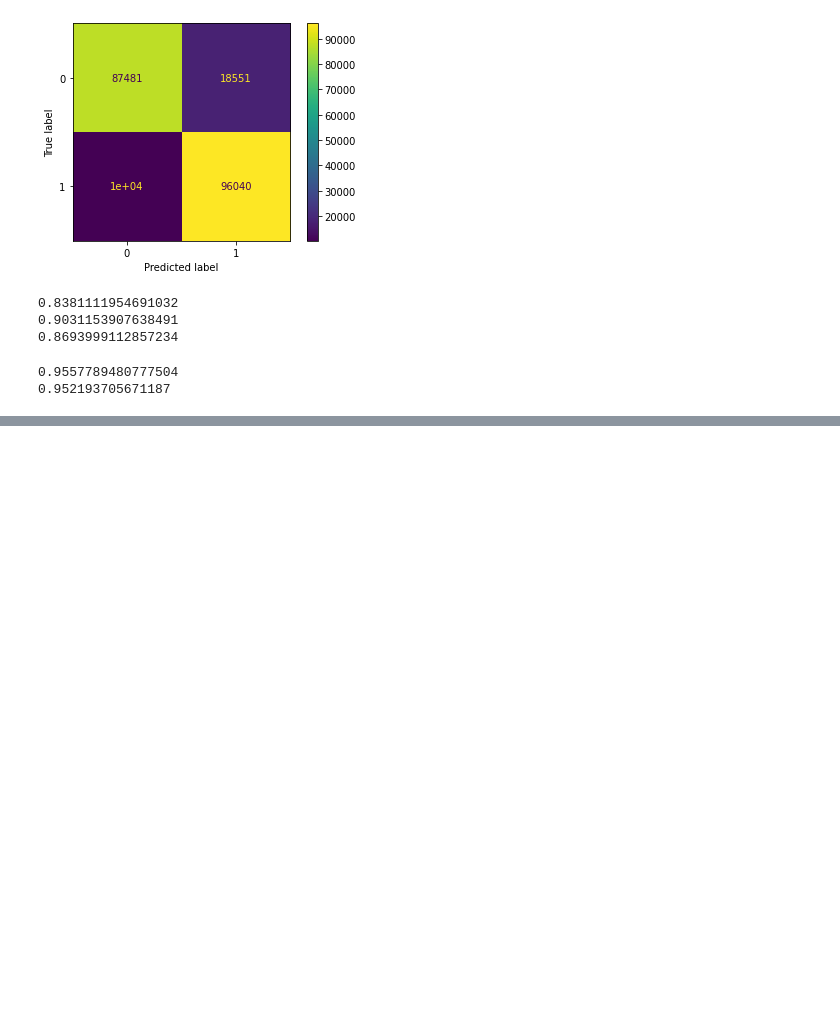
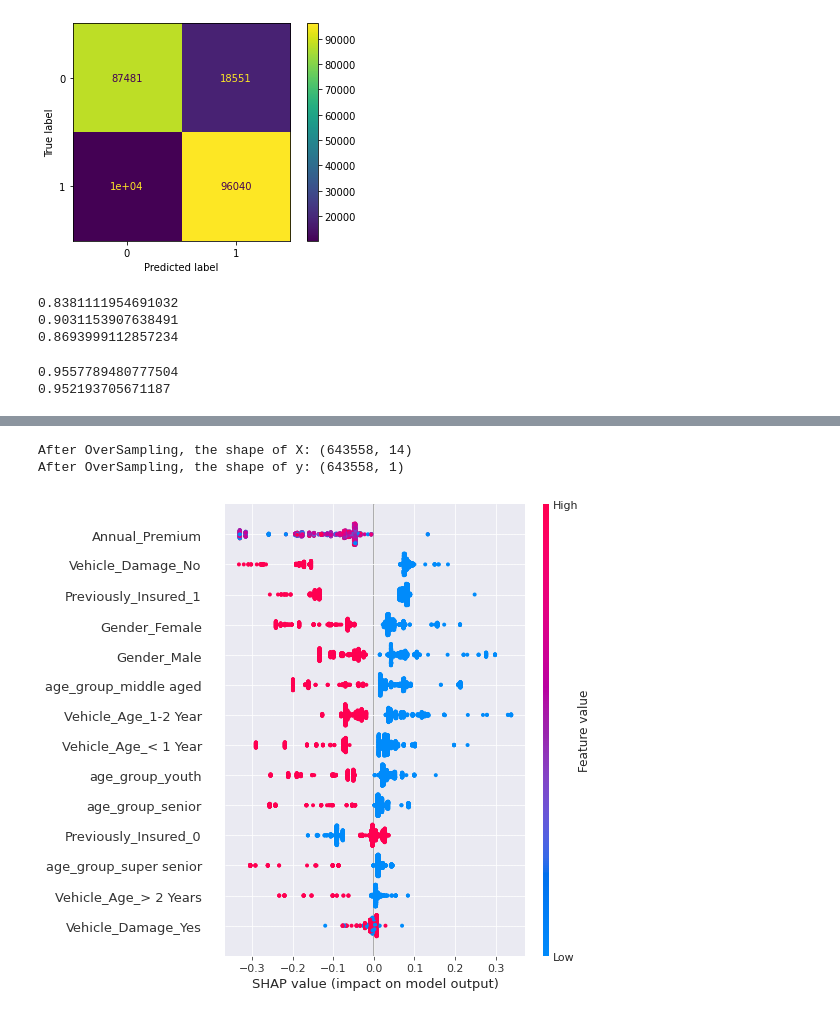
Before and after one commit to chandrakar-shubham/health-insurance-cross-sell-prediction, a Jupyter notebook: HEALTH_INSURANCE_CROSS_SELL_PREDICTION.ipynb, the cells around one changed output, grey strips where cells are left out. Saved outputs shown, nothing was run; the diff lists cells and outputs as text; code cells hidden in the pictures; blank space fills up the shorter version.

```diff
--- a/HEALTH_INSURANCE_CROSS_SELL_PREDICTION.ipynb
+++ b/HEALTH_INSURANCE_CROSS_SELL_PREDICTION.ipynb
@@ -3498,0 +3664,6 @@ Consequently, when you have a data imbalance between positive and negative sampl
+# %%
+print('After OverSampling, the shape of X: {}'.format(X.shape))
+print('After OverSampling, the shape of y: {} \n'.format(y.shape))
+# %% [output]
+After OverSampling, the shape of X: (643558, 14)
+After OverSampling, the shape of y: (643558, 1)
@@ -3498,0 +3673,14 @@ Consequently, when you have a data imbalance between positive and negative sampl
+# %%
+from sklearn.tree import export_graphviz
+import shap
+import graphviz
+sns.set_style('darkgrid')
+# %%
+X_shap = X_train[:1000]
+explainer = shap.TreeExplainer(model = rfc_clf_optimum)
+shap_values = explainer.shap_values(X_shap)
+# %%
+#shap summary plot dot
+shap.summary_plot (shap_values[1], X_shap, plot_type="dot")
+# %% [output]
+[figure, added]
```
Also changed, not shown: parts of 402 cells of this notebook.
